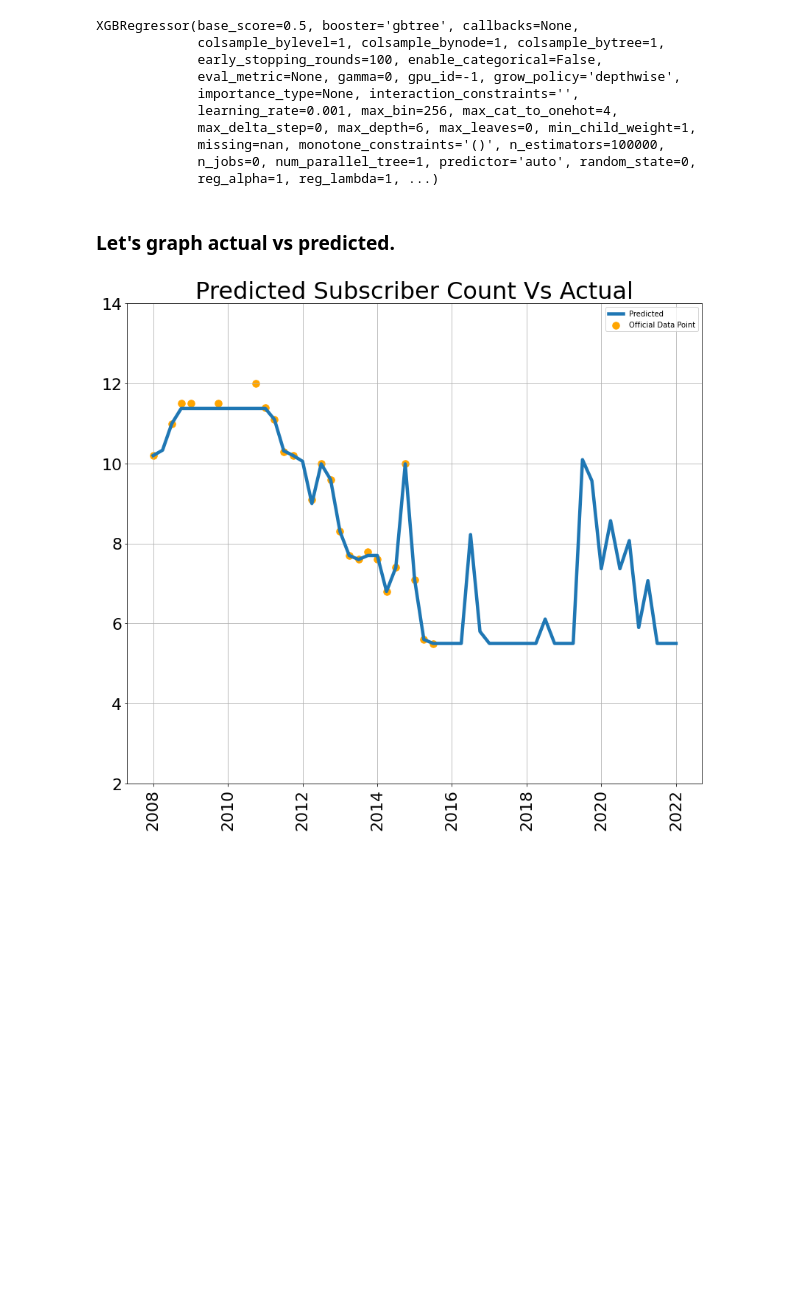
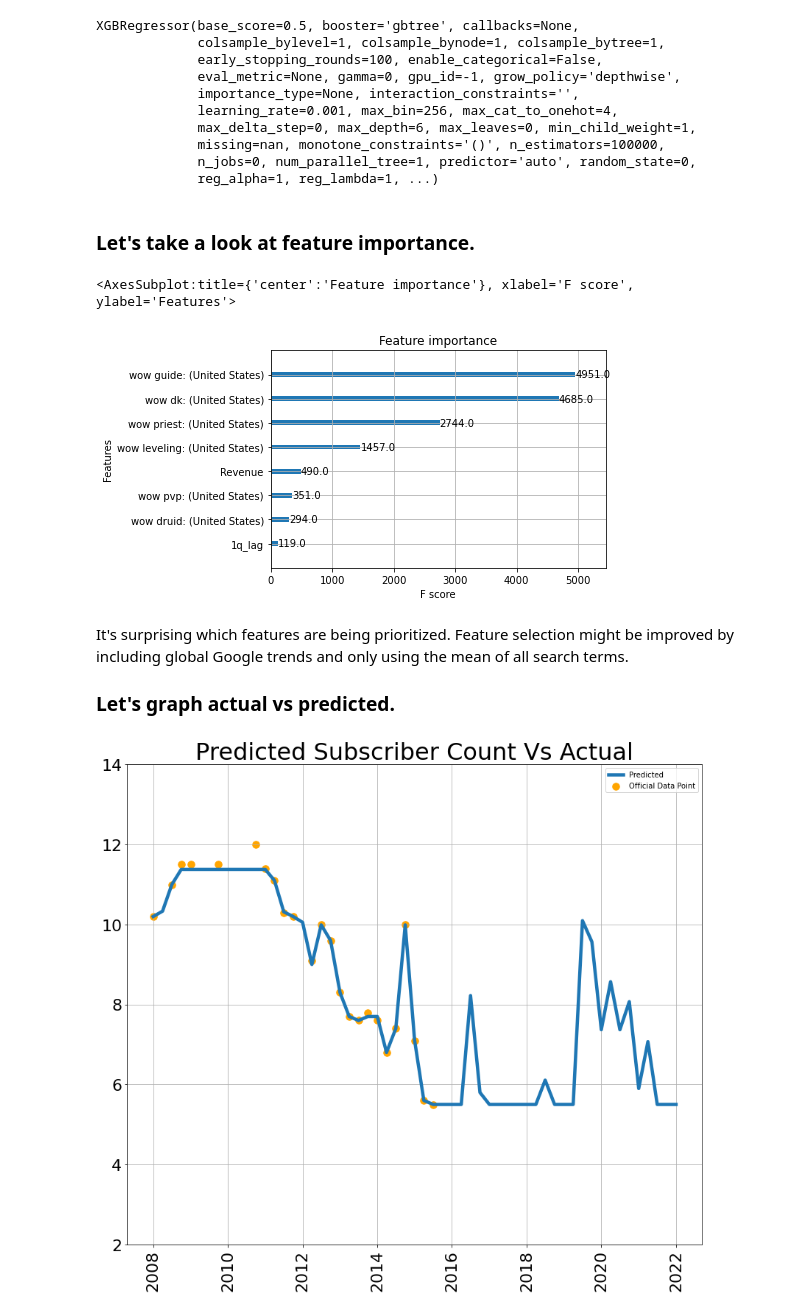
Before and after one commit to Traumist/WoW-Analysis, a Jupyter notebook: WoW Analysis.ipynb, the cells around one changed output. Saved outputs shown, nothing was run; the diff lists cells and outputs as text; code cells hidden in the pictures; blank space fills up the shorter version.

```diff
--- a/WoW Analysis.ipynb
+++ b/WoW Analysis.ipynb
@@ -164,7 +164,20 @@ for i in range(len(X)):
     preds.append(pred)
     if i < (len(X)-1):
         X.iloc[i+1,-1] = pred
+# %% [markdown]
+### Let's take a look at feature importance.
+# %%
+#Plot feature importance
+feature_names = list(df.columns.values)
+feature_names.pop(-2)
+reg.get_booster().feature_names = feature_names
+xgb.plot_importance(reg.get_booster())
+# %% [output]
+<AxesSubplot:title={'center':'Feature importance'}, xlabel='F score', ylabel='Features'>
+[figure, added]
 # %% [markdown]
+It's surprising which features are being prioritized. Feature selection might be improved by including global Google trends and only using the mean of all search terms.
+
 ### Let's graph actual vs predicted.
 # %%
 
```
